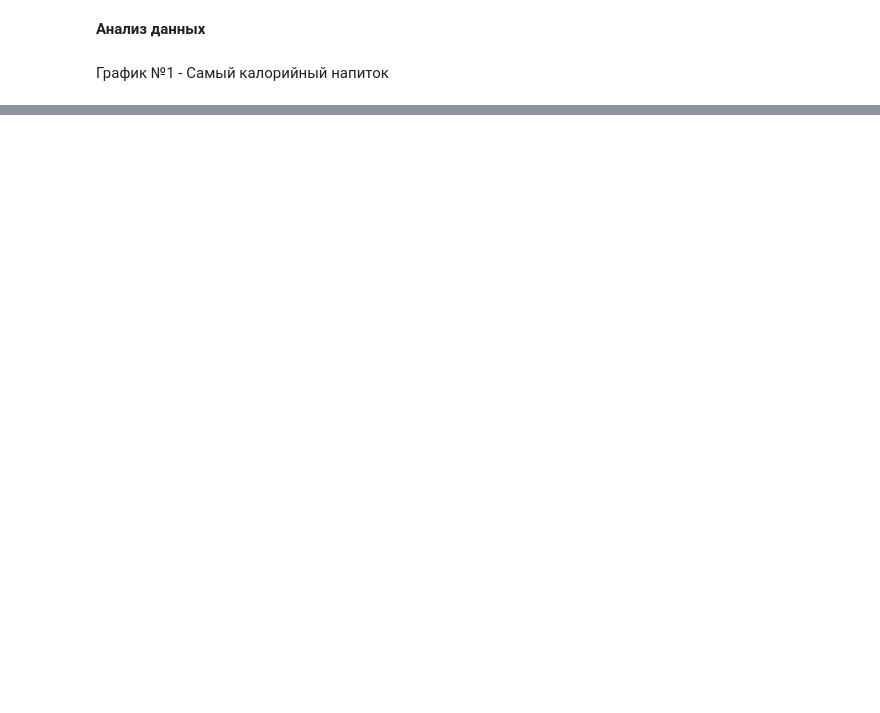
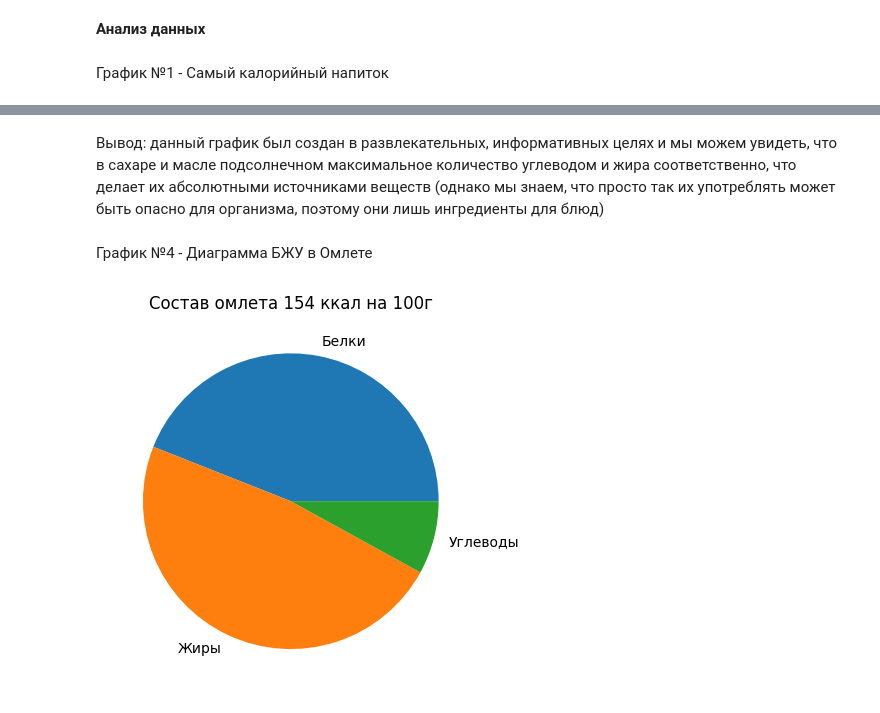
Before and after one commit to exemple3/Python_Project, a Jupyter notebook: analysis_project.ipynb, the cells around one changed output, grey strips where cells are left out. Drawn from its saved outputs; the diff is of its cells as text; code cells hidden in the pictures; blank space fills up the shorter version.

```diff
--- a/analysis_project.ipynb
+++ b/analysis_project.ipynb
@@ -38,0 +91,20 @@ plt.show()
+# %% [markdown]
+Вывод: данный график был создан в развлекательных, информативных целях и мы можем увидеть, что в сахаре и масле подсолнечном максимальное количество углеводом и жира соответственно, что делает их абсолютными источниками веществ (однако мы знаем, что просто так их употреблять может быть опасно для организма, поэтому они лишь ингредиенты для блюд)
+# %% [markdown]
+График №4 - Диаграмма БЖУ в Омлете
+# %%
+foods = data['foods']
+omlet = None
+for food in foods:
+    if food['name'] == 'омлет':
+        omlet = food
+        break
+
+labels = ['Белки', 'Жиры', 'Углеводы']
+sizes = [omlet['protein'], omlet['fat'], omlet['carbs']]
+
+plt.pie(sizes, labels=labels)
+plt.title(f'Состав омлета {omlet["calories"]} ккал на 100г')
+plt.show()
+# %% [output]
+[figure, added]
```
Also changed, not shown: parts of 14 cells of this notebook.
